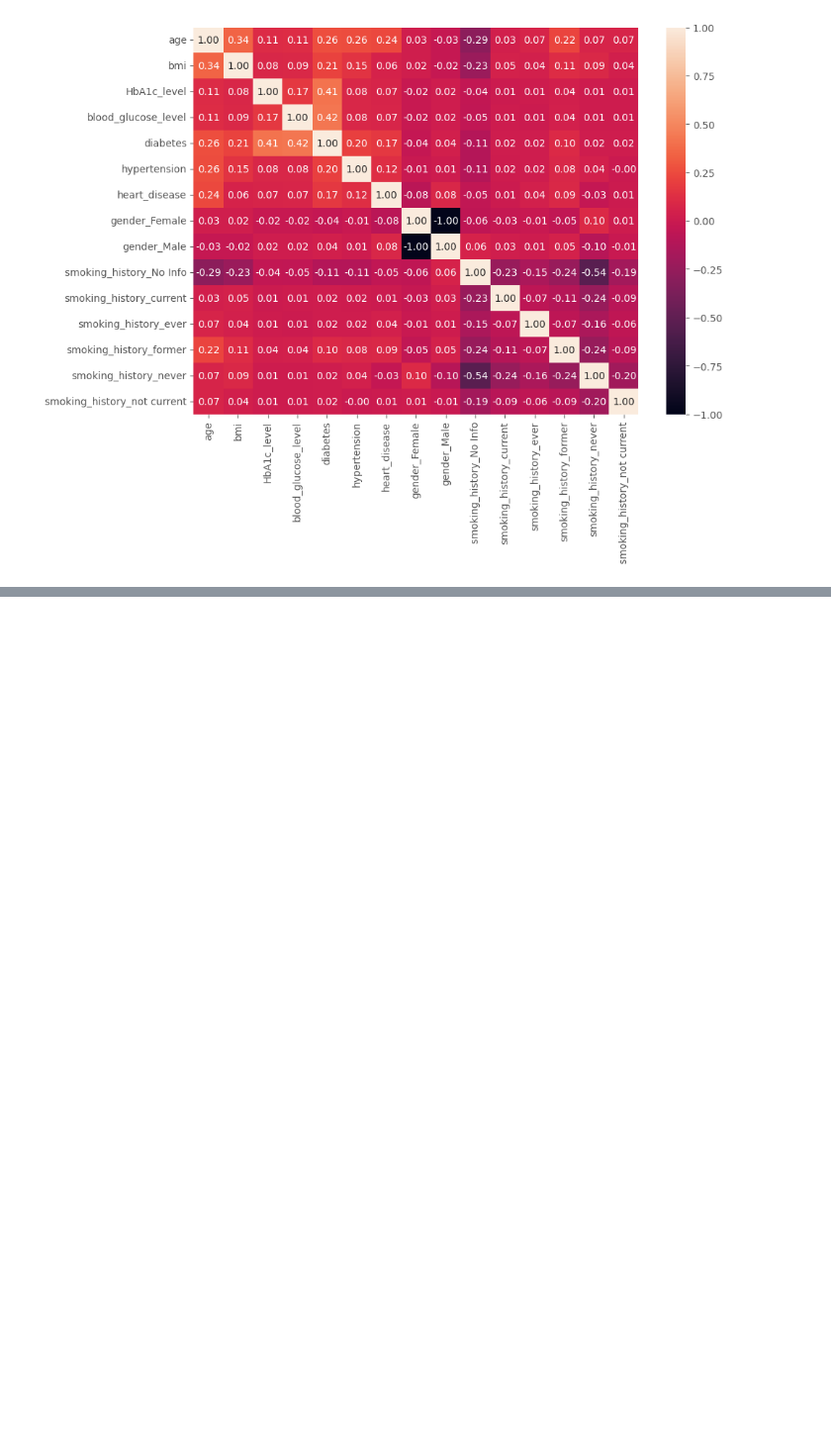
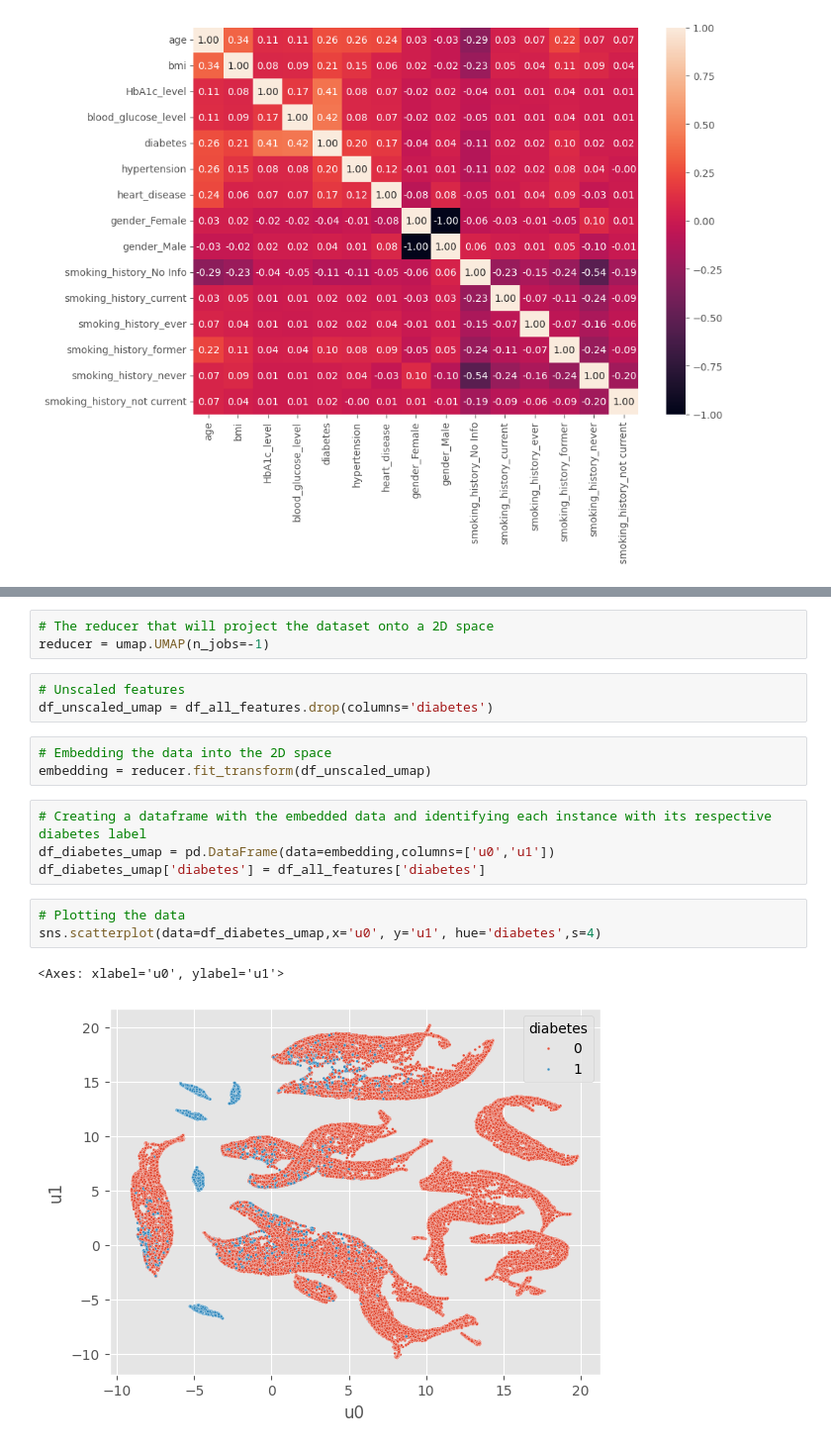
Before and after one commit to andreprovensi/diabetes_machine_learning_app, a Jupyter notebook: diabetes_notebook.ipynb, the cells around one changed output, grey strips where cells are left out. Shown at 99% size. Drawn from its saved outputs; the diff is of its cells as text; blank space fills up the shorter version.

```diff
--- a/diabetes_notebook.ipynb
+++ b/diabetes_notebook.ipynb
@@ -404,0 +434,19 @@ sns.heatmap(data=correlation_matrix, annot=True, fmt='.2f')
+# %%
+# The reducer that will project the dataset onto a 2D space
+reducer = umap.UMAP(n_jobs=-1)
+# %%
+# Unscaled features
+df_unscaled_umap = df_all_features.drop(columns='diabetes')
+# %%
+# Embedding the data into the 2D space
+embedding = reducer.fit_transform(df_unscaled_umap)
+# %%
+# Creating a dataframe with the embedded data and identifying each instance with its respective diabetes label
+df_diabetes_umap = pd.DataFrame(data=embedding,columns=['u0','u1'])
+df_diabetes_umap['diabetes'] = df_all_features['diabetes']
+# %%
+# Plotting the data
+sns.scatterplot(data=df_diabetes_umap,x='u0', y='u1', hue='diabetes',s=4)
+# %% [output]
+<Axes: xlabel='u0', ylabel='u1'>
+[figure, added]
```
Also changed, not shown: parts of 23 cells of this notebook.
